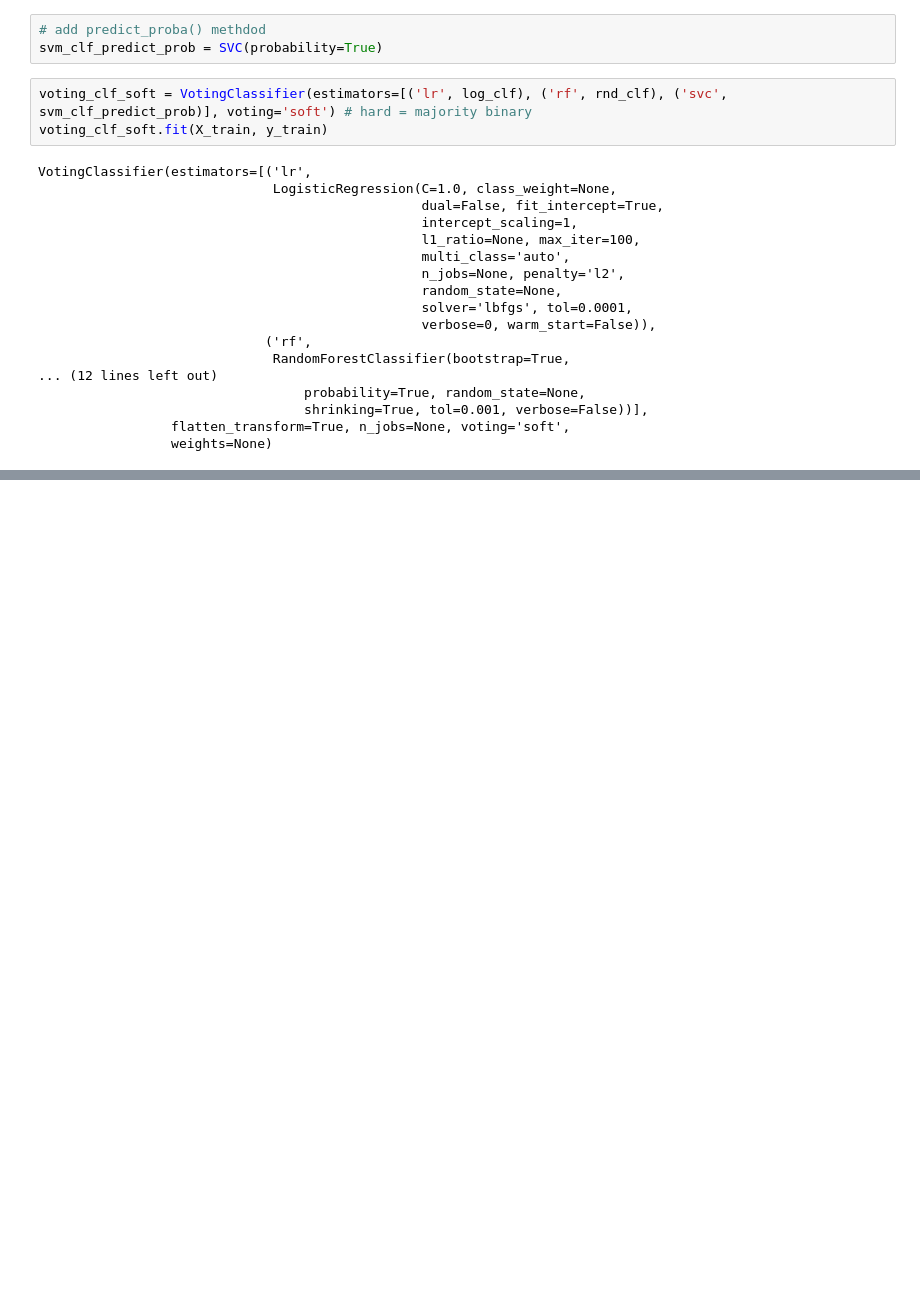
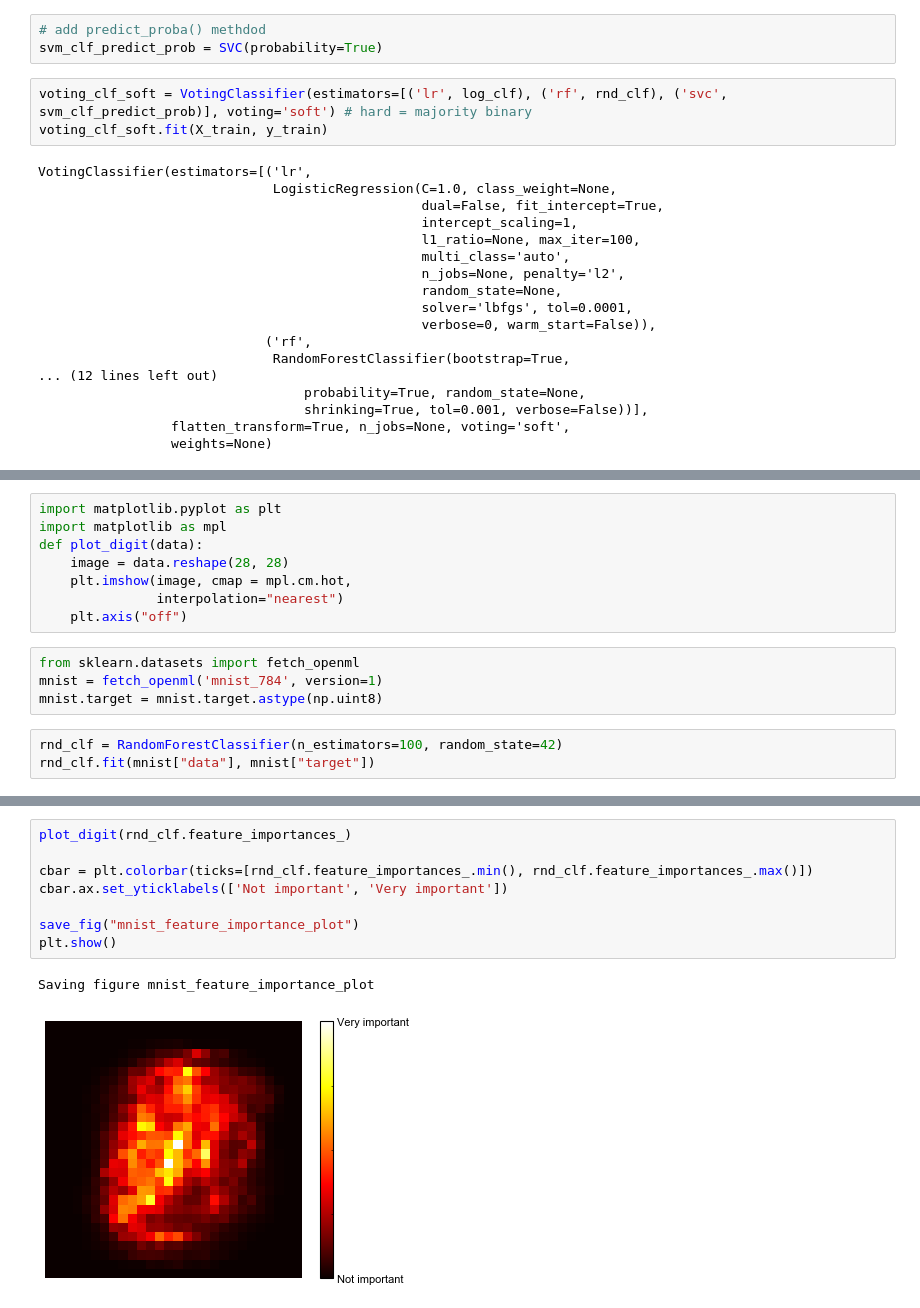
Before and after one commit to glukicov/ML_GPU, a Jupyter notebook: JupyterNB/Forest.ipynb, the cells around one changed output, grey strips where cells are left out. Drawn from its saved outputs; the diff is of its cells as text; blank space fills up the shorter version.

```diff
--- a/JupyterNB/Forest.ipynb
+++ b/JupyterNB/Forest.ipynb
@@ -119,0 +209,15 @@ VotingClassifier 0.88
+# %%
+import matplotlib.pyplot as plt
+import matplotlib as mpl
+def plot_digit(data):
+    image = data.reshape(28, 28)
+    plt.imshow(image, cmap = mpl.cm.hot,
+               interpolation="nearest")
+    plt.axis("off")
+# %%
+from sklearn.datasets import fetch_openml
+mnist = fetch_openml('mnist_784', version=1)
+mnist.target = mnist.target.astype(np.uint8)
+# %%
+rnd_clf = RandomForestClassifier(n_estimators=100, random_state=42)
+rnd_clf.fit(mnist["data"], mnist["target"])
@@ -119,0 +233,11 @@ VotingClassifier 0.88
+# %%
+plot_digit(rnd_clf.feature_importances_)
+
+cbar = plt.colorbar(ticks=[rnd_clf.feature_importances_.min(), rnd_clf.feature_importances_.max()])
+cbar.ax.set_yticklabels(['Not important', 'Very important'])
+
+save_fig("mnist_feature_importance_plot")
+plt.show()
+# %% [output]
+Saving figure mnist_feature_importance_plot
+[figure, added]
```
Also changed, not shown: parts of 56 cells of this notebook, 1 other file.
